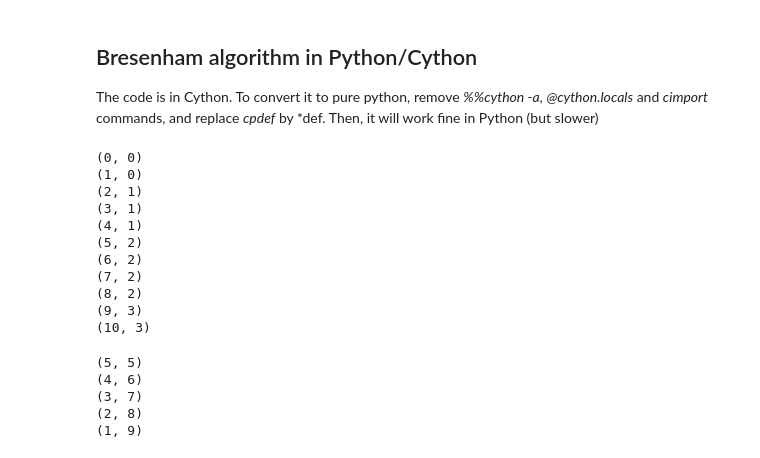
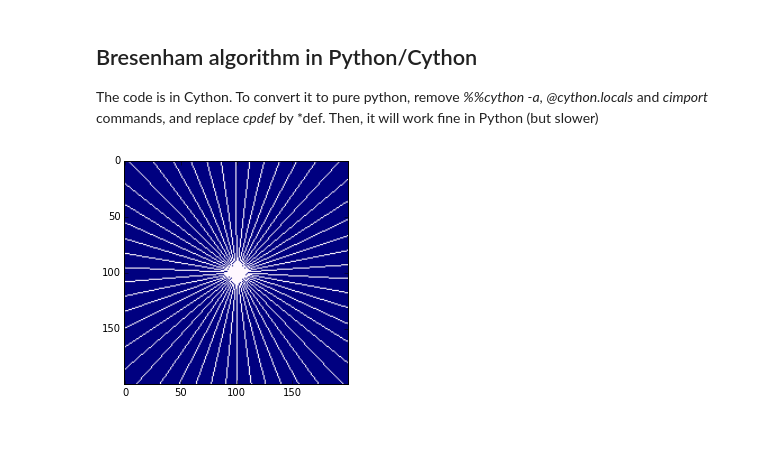
Before and after one commit to ArijRB/Multirobots_teamwars, a Jupyter notebook: iPythonNotebooks/bresenham.ipynb, the cells around one changed output. Cells and saved outputs as stored; diff of their text form; code cells hidden in the pictures.

Commit message:
bresenham graphic

```diff
--- a/iPythonNotebooks/bresenham.ipynb
+++ b/iPythonNotebooks/bresenham.ipynb
@@ -59,22 +71,13 @@ def rayon(x,y,angle,w,h):
-# %%
-line(0,0,10,3,100,100)
-# %% [output]
-(0, 0)
-(1, 0)
-(2, 1)
-(3, 1)
-(4, 1)
-(5, 2)
-(6, 2)
-(7, 2)
-(8, 2)
-(9, 3)
-(10, 3)
-# %%
-rayon(5,5,3*pi/4,10,10)
-# %% [output]
-(5, 5)
-(4, 6)
-(3, 7)
-(2, 8)
-(1, 9)
+# %%
+import numpy as np
+
+w,h = 200,200
+T = np.zeros((w,h),dtype=np.int)
+for angle in np.linspace(0,2*pi-0.1,50):
+    rayon(T,w/2,h/2,angle,w,h)
+# %%
+import matplotlib.pyplot as plt
+plt.imshow(T,cmap='gist_ncar')
+plt.show()
+# %% [output]
+[figure, added]
```
Also changed, not shown: parts of 2 cells of this notebook.
